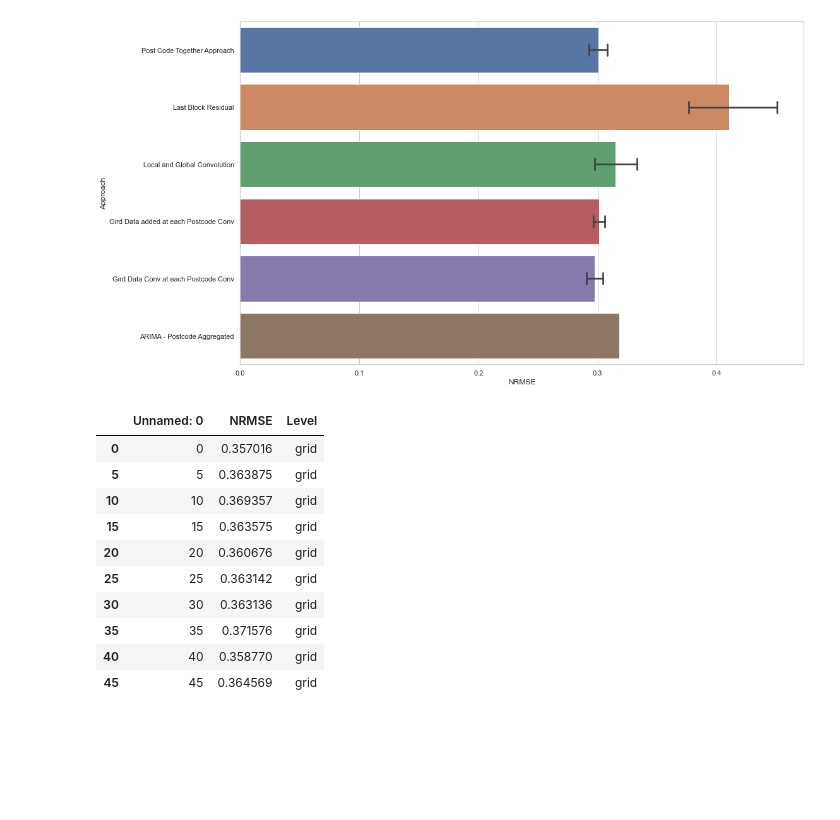
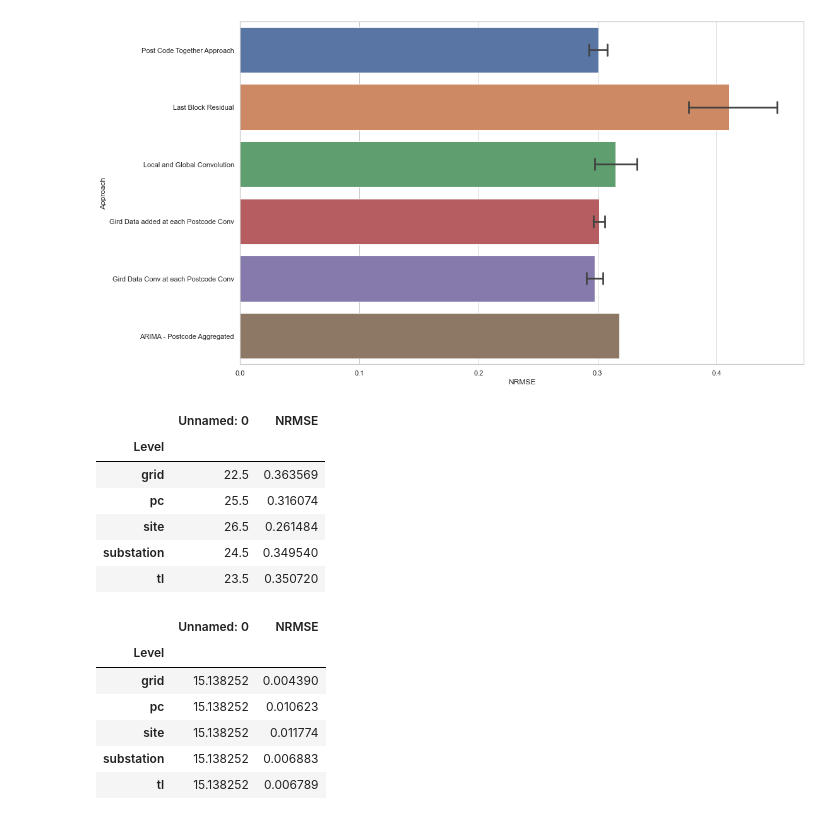
Before and after one commit to ManeeshaPerera/HTCNN-Forecasting, a Jupyter notebook: notebooks/draw-graphs.ipynb, the cells around one changed output. Saved outputs shown, nothing was run; the diff lists cells and outputs as text; code cells hidden in the pictures; blank space fills up the shorter version.

```diff
--- a/notebooks/draw-graphs.ipynb
+++ b/notebooks/draw-graphs.ipynb
@@ -88,20 +88,26 @@ ax = sns.barplot(x="NRMSE", y="Approach", data=err_dist, capsize=.2)
 # %%
 #Lstm
 errors = pd.read_csv('../conventional_lstm/final_errors.csv')
-# %%
-errors.loc[errors['Level'] =='grid']
-# %% [output]
-|  | Unnamed: 0 | NRMSE | Level |
-| 0 | 0 | 0.357016 | grid |
-| 5 | 5 | 0.363875 | grid |
-| 10 | 10 | 0.369357 | grid |
-| 15 | 15 | 0.363575 | grid |
-| 20 | 20 | 0.360676 | grid |
-| 25 | 25 | 0.363142 | grid |
-| 30 | 30 | 0.363136 | grid |
-| 35 | 35 | 0.371576 | grid |
-| 40 | 40 | 0.358770 | grid |
-| 45 | 45 | 0.364569 | grid |
+# %%
+errors.groupby(by='Level').mean()
+# %% [output]
+|  | Unnamed: 0 | NRMSE |
+| Level |  |  |
+| grid | 22.5 | 0.363569 |
+| pc | 25.5 | 0.316074 |
+| site | 26.5 | 0.261484 |
+| substation | 24.5 | 0.349540 |
+| tl | 23.5 | 0.350720 |
+# %%
+errors.groupby(by='Level').std()
+# %% [output]
+|  | Unnamed: 0 | NRMSE |
+| Level |  |  |
+| grid | 15.138252 | 0.004390 |
+| pc | 15.138252 | 0.010623 |
+| site | 15.138252 | 0.011774 |
+| substation | 15.138252 | 0.006883 |
+| tl | 15.138252 | 0.006789 |
 # %%
 plt.figure(figsize=(16, 10))
 ax = sns.barplot(x="NRMSE", y="Level", data=errors, capsize=.2)
```
Also changed, not shown: parts of 3 cells of this notebook, 2 other files.
